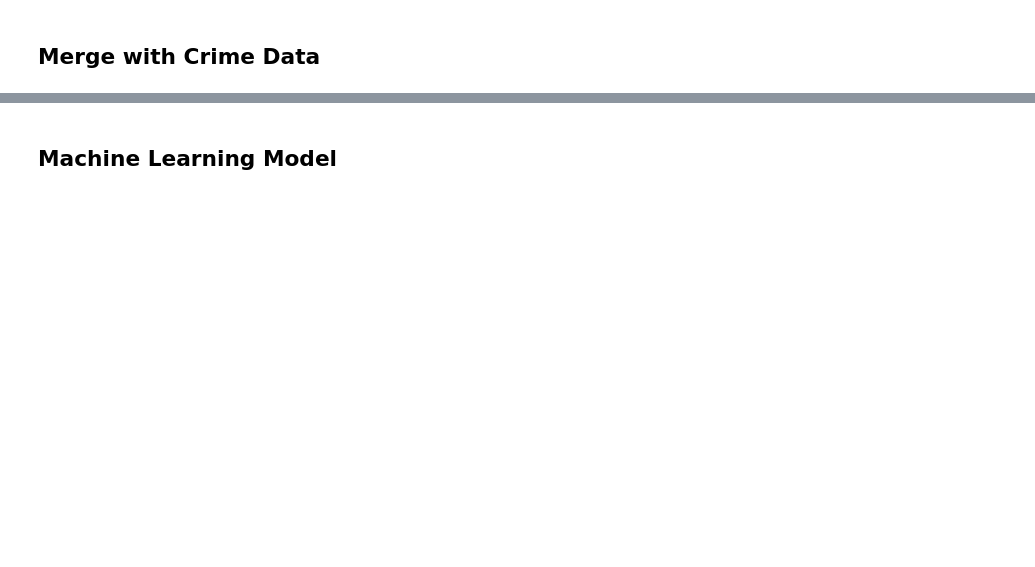
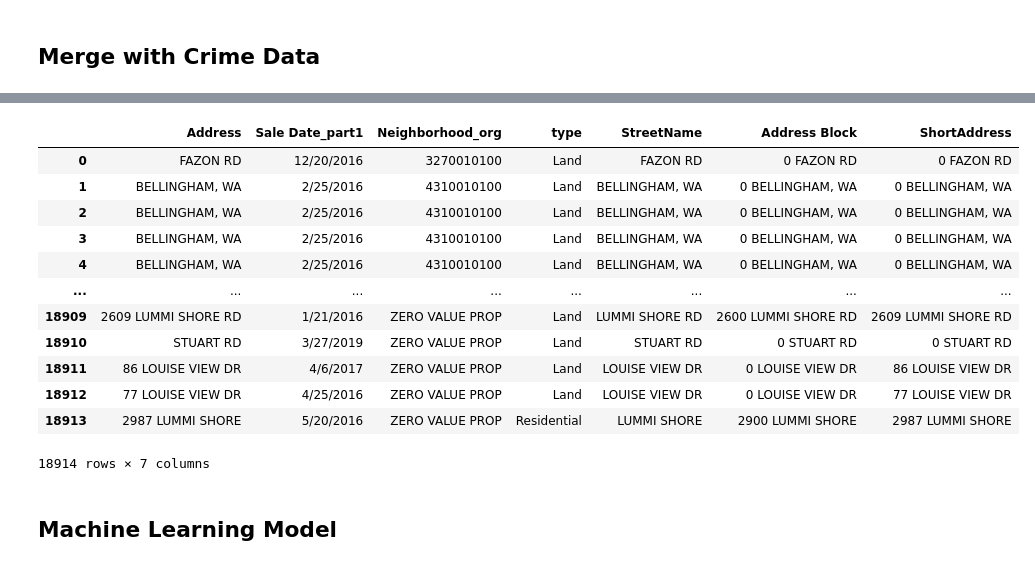
Before and after one commit to varunr89/cov2_crime_housing, a Jupyter notebook: notebooks/HousingData_EDA.ipynb, the cells around one changed output, grey strips where cells are left out. Saved outputs shown, nothing was run; the diff lists cells and outputs as text; code cells hidden in the pictures; blank space fills up the shorter version.

```diff
--- a/notebooks/HousingData_EDA.ipynb
+++ b/notebooks/HousingData_EDA.ipynb
@@ -321,5 +334,21 @@ data.describe(include='all')
 # %%
 data.to_csv('Cleaned_Merged_Housing_Crime_Data.csv')
+# %%
+data.select_dtypes(include=['object'])
+# %% [output]
+|  | Address | Sale Date_part1 | Neighborhood_org | type | StreetName | Address Block | ShortAddress |
+| 0 | FAZON RD | 12/20/2016 | 3270010100 | Land | FAZON RD | 0 FAZON RD | 0 FAZON RD |
+| 1 | BELLINGHAM, WA | 2/25/2016 | 4310010100 | Land | BELLINGHAM, WA | 0 BELLINGHAM, WA | 0 BELLINGHAM, WA |
+| 2 | BELLINGHAM, WA | 2/25/2016 | 4310010100 | Land | BELLINGHAM, WA | 0 BELLINGHAM, WA | 0 BELLINGHAM, WA |
+| 3 | BELLINGHAM, WA | 2/25/2016 | 4310010100 | Land | BELLINGHAM, WA | 0 BELLINGHAM, WA | 0 BELLINGHAM, WA |
+| 4 | BELLINGHAM, WA | 2/25/2016 | 4310010100 | Land | BELLINGHAM, WA | 0 BELLINGHAM, WA | 0 BELLINGHAM, WA |
+| ... | ... | ... | ... | ... | ... | ... | ... |
+| 18909 | 2609 LUMMI SHORE RD | 1/21/2016 | ZERO VALUE PROP | Land | LUMMI SHORE RD | 2600 LUMMI SHORE RD | 2609 LUMMI SHORE RD |
+| 18910 | STUART RD | 3/27/2019 | ZERO VALUE PROP | Land | STUART RD | 0 STUART RD | 0 STUART RD |
+| 18911 | 86 LOUISE VIEW DR | 4/6/2017 | ZERO VALUE PROP | Land | LOUISE VIEW DR | 0 LOUISE VIEW DR | 86 LOUISE VIEW DR |
+| 18912 | 77 LOUISE VIEW DR | 4/25/2016 | ZERO VALUE PROP | Land | LOUISE VIEW DR | 0 LOUISE VIEW DR | 77 LOUISE VIEW DR |
+| 18913 | 2987 LUMMI SHORE | 5/20/2016 | ZERO VALUE PROP | Residential | LUMMI SHORE | 2900 LUMMI SHORE | 2987 LUMMI SHORE |
+18914 rows × 7 columns
 # %% [markdown]
 ## Machine Learning Model
 # %%
```
Also changed, not shown: parts of 19 cells of this notebook, 1 other file.
